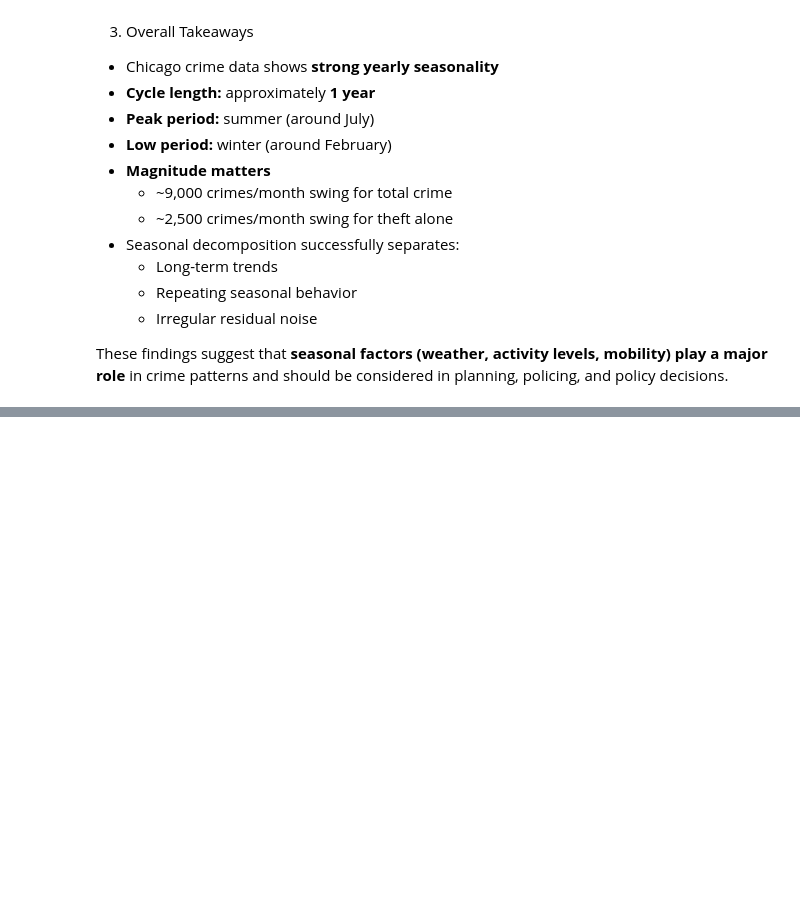
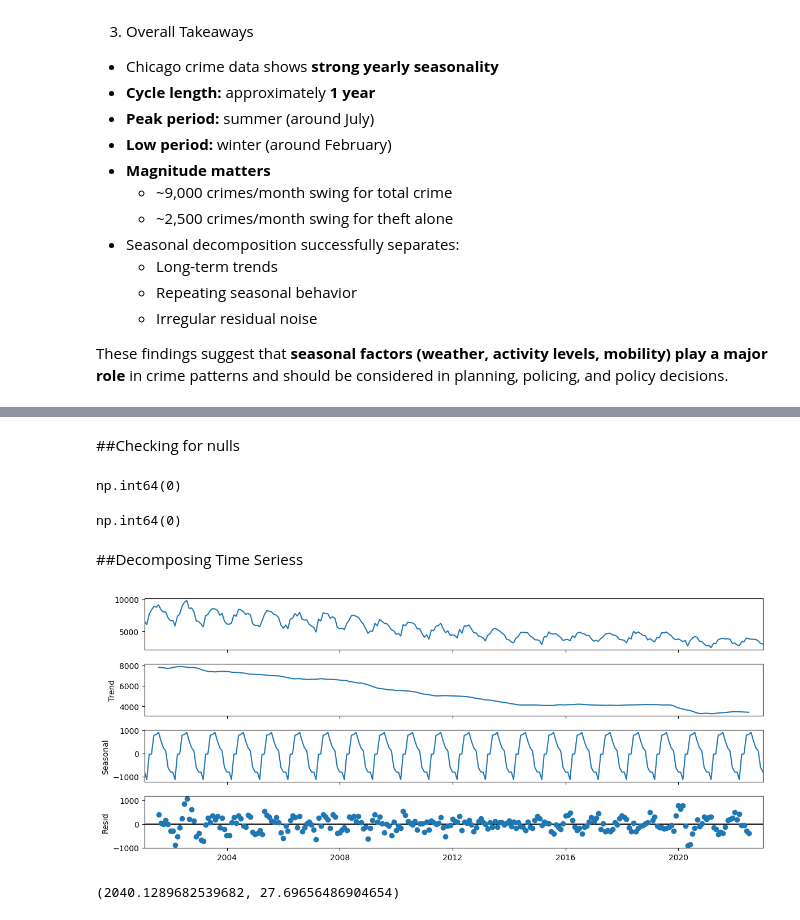
Before and after one commit to Taimaaaa/Chicago-Crime-Data, a Jupyter notebook: Chicago_Crime_Data.ipynb, the cells around one changed output, grey strips where cells are left out. Saved outputs shown, nothing was run; the diff lists cells and outputs as text; code cells hidden in the pictures; blank space fills up the shorter version.

```diff
--- a/Chicago_Crime_Data.ipynb
+++ b/Chicago_Crime_Data.ipynb
@@ -543,0 +918,7 @@ in crime patterns and should be considered in planning, policing, and policy dec
+# %%
+# filter Battery crimes
+battery_df = df[df["Primary Type"] == "BATTERY"].copy()
+
+# monthly crime count using .size()
+battery_ts = battery_df.resample("M").size()
+battery_ts.head()
@@ -543,0 +950,31 @@ in crime patterns and should be considered in planning, policing, and policy dec
+# %% [markdown]
+##Checking for nulls
+# %%
+battery_ts.isna().sum()
+# %% [output]
+np.int64(0)
+# %%
+narcotics_ts.isna().sum()
+# %% [output]
+np.int64(0)
+# %% [markdown]
+##Decomposing Time Seriess
+# %%
+##Battery
+battery_decomp = tsa.seasonal_decompose(battery_ts)
+fig = battery_decomp.plot()
+fig.set_size_inches(12, 5)
+fig.tight_layout()
+# %% [output]
+[figure, added]
+# %%
+# quantify seasonal magnitude
+battery_seasonal_delta = (
+    battery_decomp.seasonal.max() - battery_decomp.seasonal.min()
+)
+
+battery_seasonal_delta, (
+    battery_seasonal_delta / (battery_ts.max() - battery_ts.min()) * 100
+)
+# %% [output]
+(2040.1289682539682, 27.69656486904654)
```
Also changed, not shown: parts of 91 cells of this notebook.
